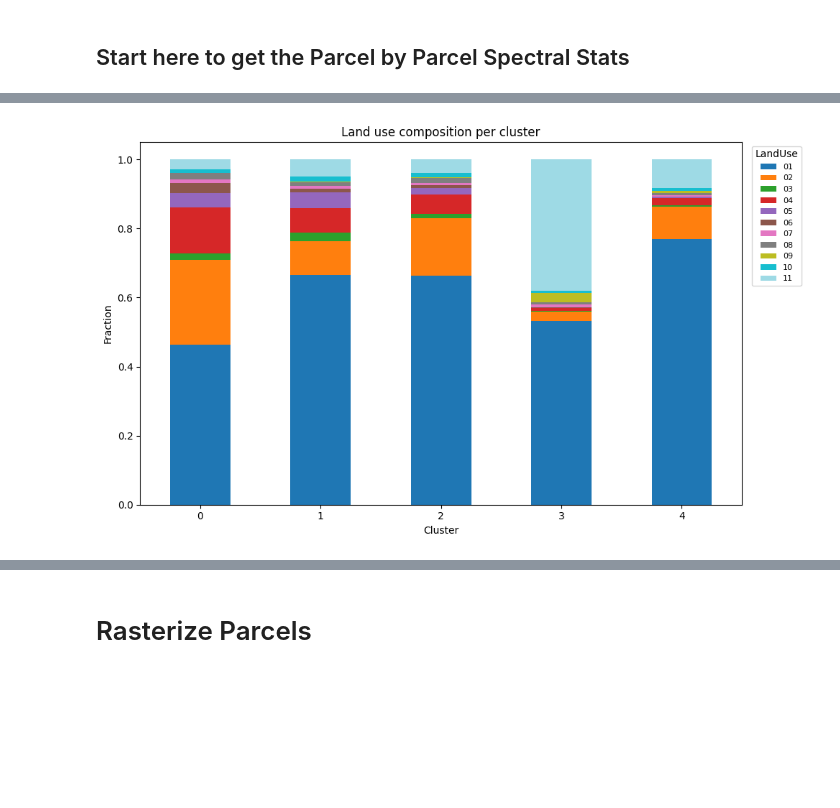
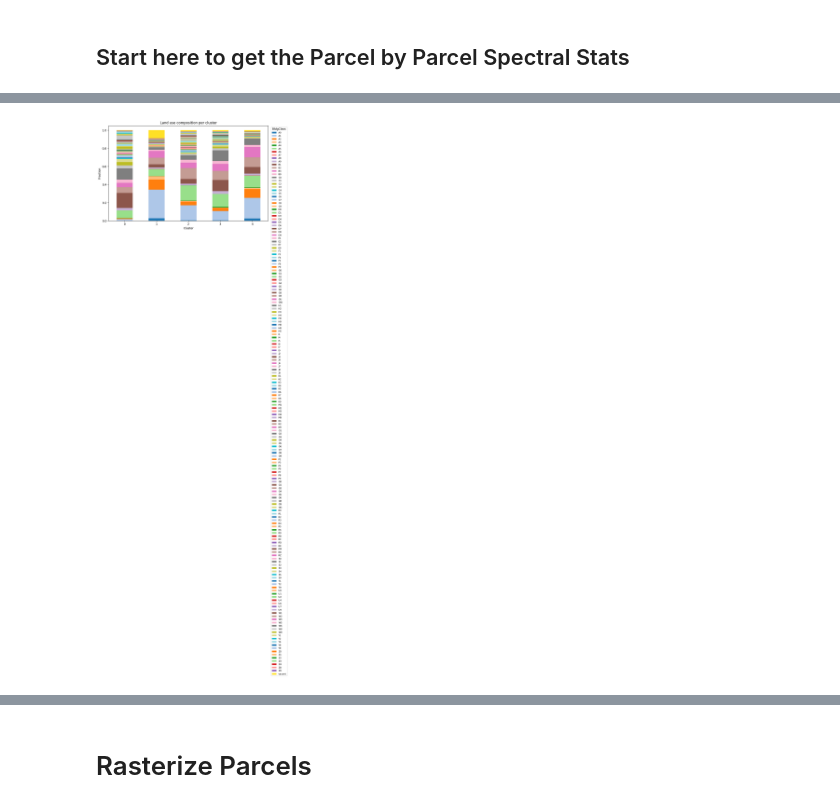
Before and after one commit to poltergeistjoya/Vacant_Lot_Detection, a Jupyter notebook: EDA/clean.ipynb, the cells around one changed output, grey strips where cells are left out. Drawn from its saved outputs; the diff is of its cells as text; code cells hidden in the pictures; blank space fills up the shorter version.

```diff
--- a/EDA/clean.ipynb
+++ b/EDA/clean.ipynb
@@ -35,7 +34,7 @@ from analysis import (
 from plotting import plot_pca, plot_cluster_composition, plot_feature_importance, plot_pca_loadings
 # %%
 # ===== RUN CONFIGURATION =====
-CONFIG_FILE = "nyc_vacant.yaml"  # Change to "nyc_buildings", etc.
+CONFIG_FILE = "nyc_buildings.yaml"  # Change to "nyc_buildings", etc.
 # =============================
 
 memory = Memory(Path("cache"), verbose=0)
@@ -188,5 +186,5 @@ spectral_df
 25000 rows × 35 columns
 # %%
-mappluto_features = sampled_gdf[["BBL", "LandUse", "geometry", "geom_perimeter_epsg32618", "area_m2_epsg32618"]].copy()
+mappluto_features = sampled_gdf[["BBL", f"{CONFIG.parcel.landuse_column}", "geometry", "geom_perimeter_epsg32618", "area_m2_epsg32618"]].copy()
 mappluto_features
 # %% [output]
@@ -206,6 +220,6 @@ mappluto_features
 # %%
 # spectral only clustering
-mappluto_spectral_df = mappluto_features[["BBL", "LandUse"]].copy()
+mappluto_spectral_df = mappluto_features[["BBL", f"{CONFIG.parcel.landuse_column}"]].copy()
 
 #join on bbl with spectral df
 merged_df = spectral_df.merge(mappluto_spectral_df, on="BBL", how="left")
@@ -280,4 +294,3 @@ PosixPath('/Users/joyadebi/repos/Vacant_Lot_Detection/EDA/outputs/nyc_vacant/fig
 # %%
-out_path, composition_df = plot_cluster_composition(merged_df, output_dir=REPO_ROOT / f"EDA/outputs/{CONFIG.city}_{CONFIG.run_name}/figures")
-composition_df
+out_path, composition_df = plot_cluster_composition(merged_df, output_dir=REPO_ROOT / f"EDA/outputs/{CONFIG.city}_{CONFIG.run_name}/figures", category_col=CONFIG.parcel.landuse_column, vacant_codes=CONFIG.parcel.vacant_codes)
 # %% [output]
@@ -285 +298 @@ composition_df
-[figure, old version]
+[figure, new version]
```
Also changed, not shown: parts of 17 cells of this notebook, 3 other files.
